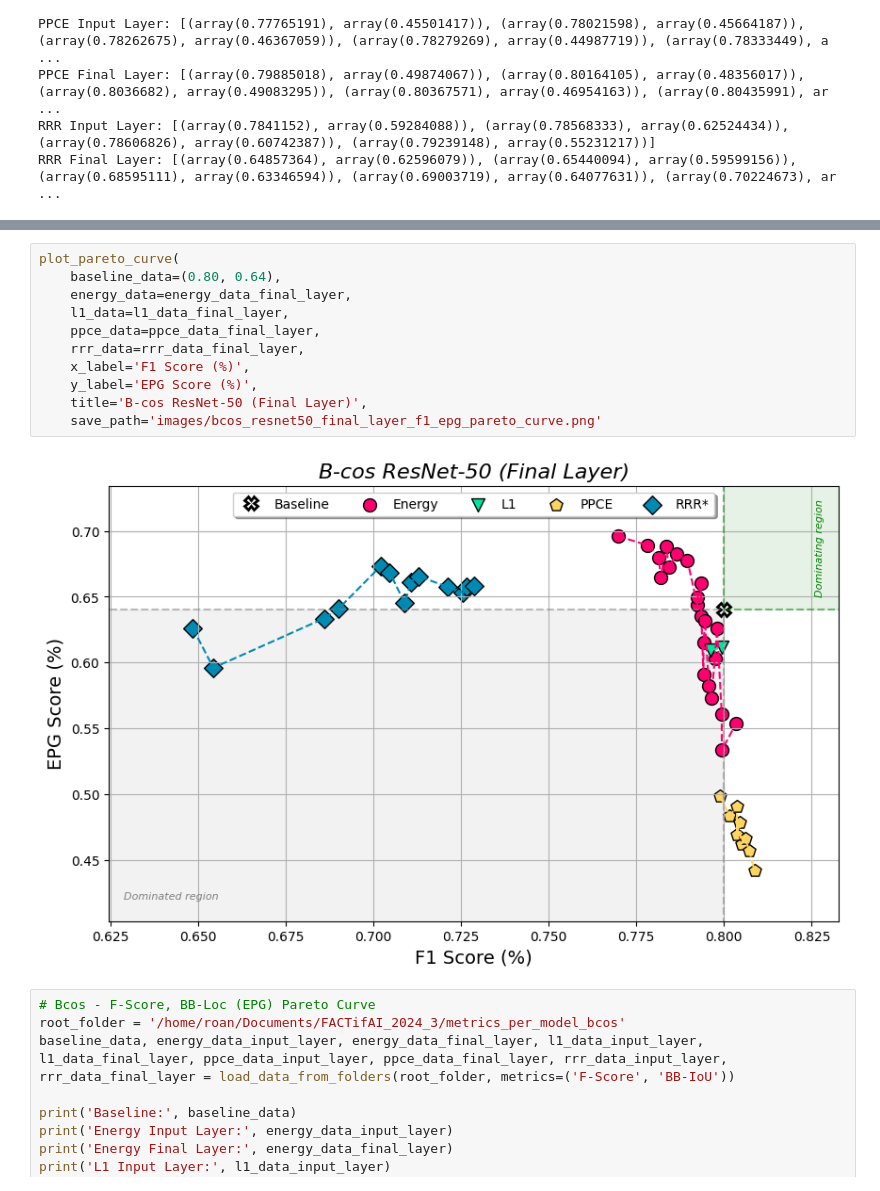
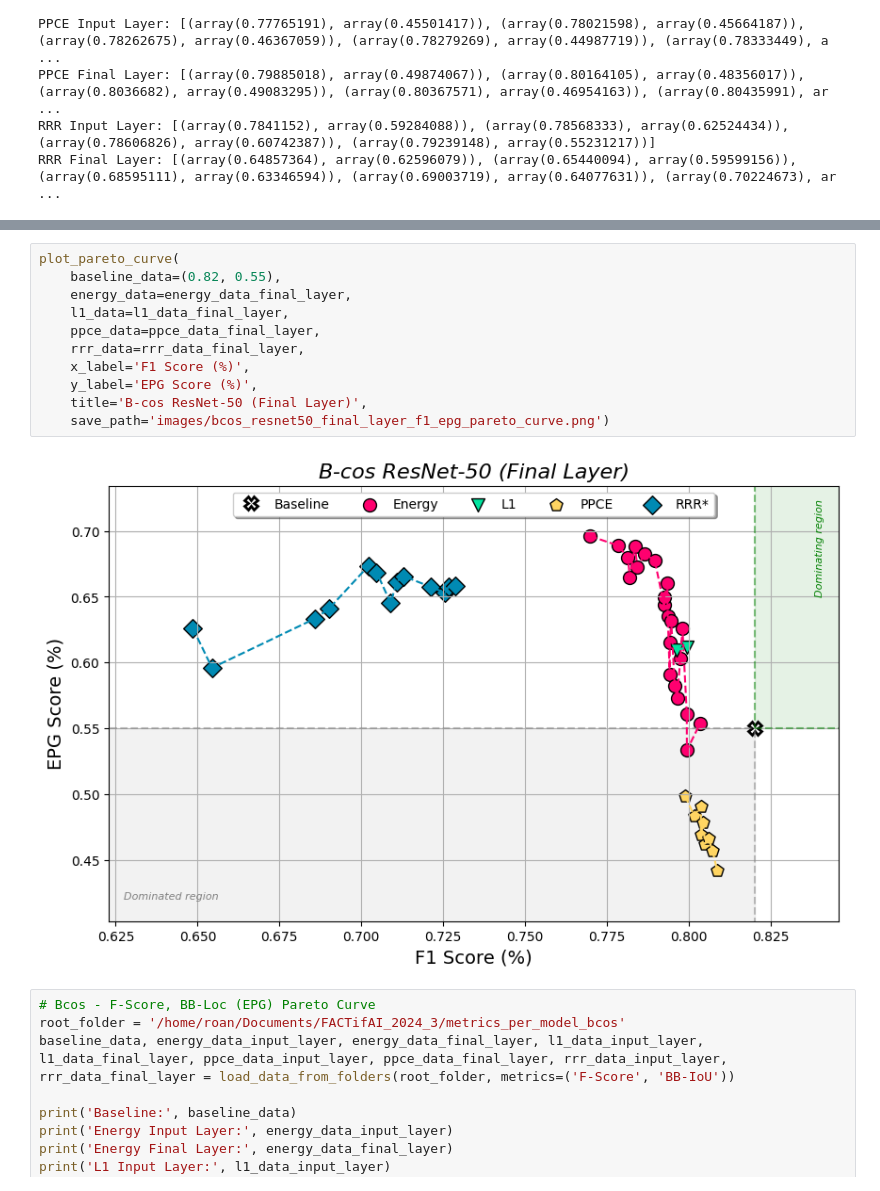
Before and after one commit to rensdebee/FACTifAI_2024_3, a Jupyter notebook: visualisations.ipynb, the cells around one changed output, grey strips where cells are left out. Cells and saved outputs as stored; diff of their text form.

```diff
--- a/visualisations.ipynb
+++ b/visualisations.ipynb
@@ -189,16 +191,16 @@ plot_pareto_curve(
 # %%
 plot_pareto_curve(
-    baseline_data=(0.80, 0.64),
+    baseline_data=(0.82, 0.55),
     energy_data=energy_data_final_layer,
     l1_data=l1_data_final_layer,
     ppce_data=ppce_data_final_layer,
     rrr_data=rrr_data_final_layer,
     x_label='F1 Score (%)',
     y_label='EPG Score (%)',
     title='B-cos ResNet-50 (Final Layer)',
-    save_path='images/bcos_resnet50_final_layer_f1_epg_pareto_curve.png'
+    save_path='images/bcos_resnet50_final_layer_f1_epg_pareto_curve.png')
 # %% [output]
-[figure, old version]
+[figure, new version]
 # %%
 # Bcos - F-Score, BB-Loc (EPG) Pareto Curve
 root_folder = '/home/roan/Documents/FACTifAI_2024_3/metrics_per_model_bcos'
```
Also changed, not shown: parts of 11 cells of this notebook, 2 other files.
